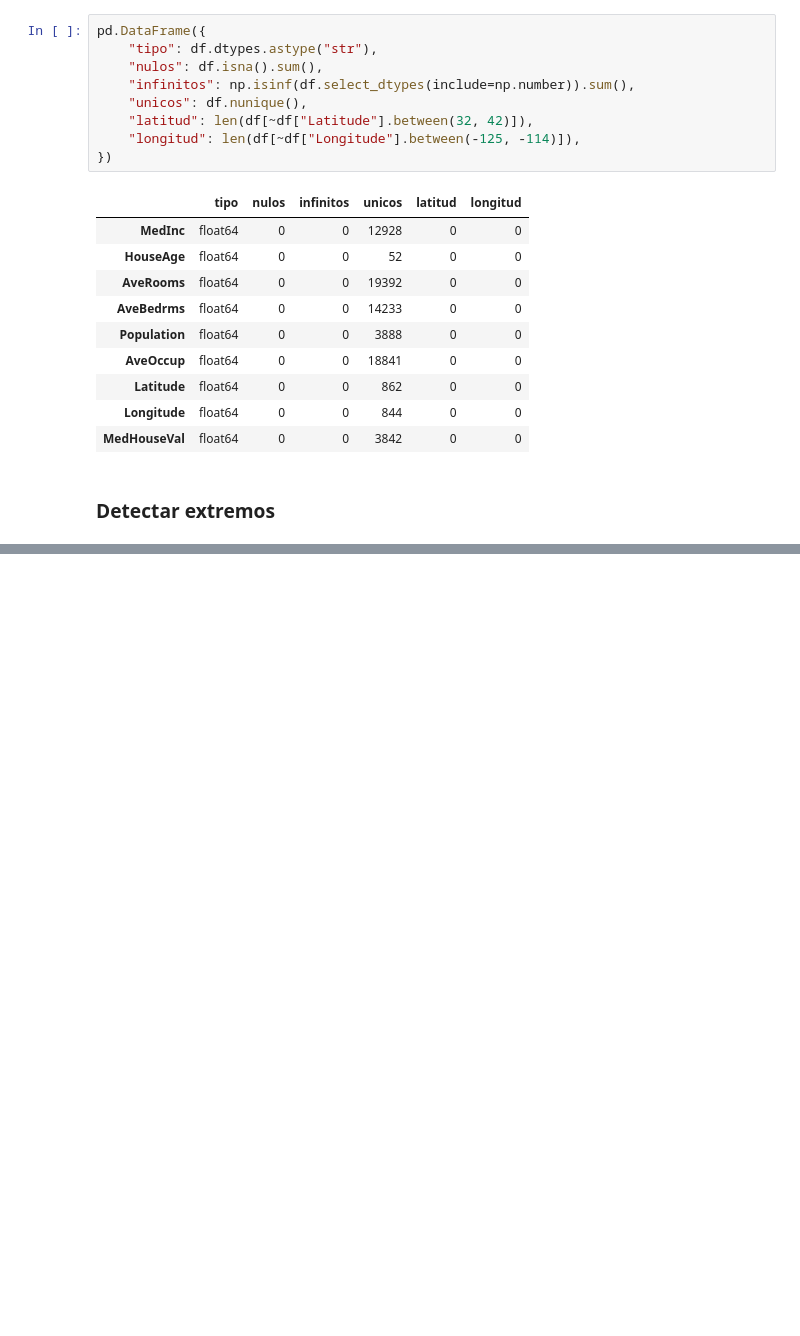
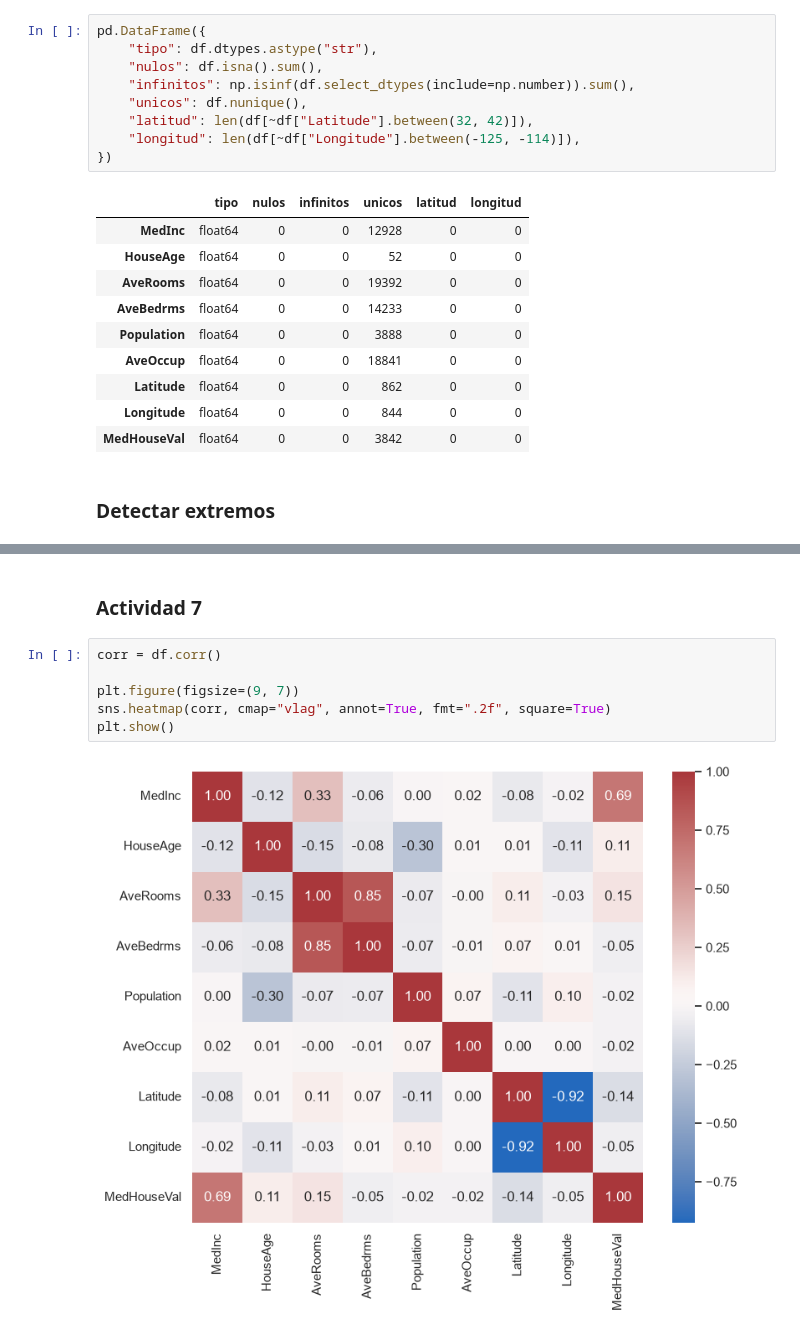
Before and after one commit to marcell-llerena/datascience-g8, a Jupyter notebook: notebooks/20260902_33_regresion_lineal.ipynb, the cells around one changed output, grey strips where cells are left out. Cells and saved outputs as stored; diff of their text form; blank space fills up the shorter version.

```diff
--- a/notebooks/20260902_33_regresion_lineal.ipynb
+++ b/notebooks/20260902_33_regresion_lineal.ipynb
@@ -89,0 +134,10 @@ pd.DataFrame({
+# %% [markdown]
+### Actividad 7
+# %%
+corr = df.corr()
+
+plt.figure(figsize=(9, 7))
+sns.heatmap(corr, cmap="vlag", annot=True, fmt=".2f", square=True)
+plt.show()
+# %% [output]
+[figure, added]
```
Also changed, not shown: parts of 5 cells of this notebook.
